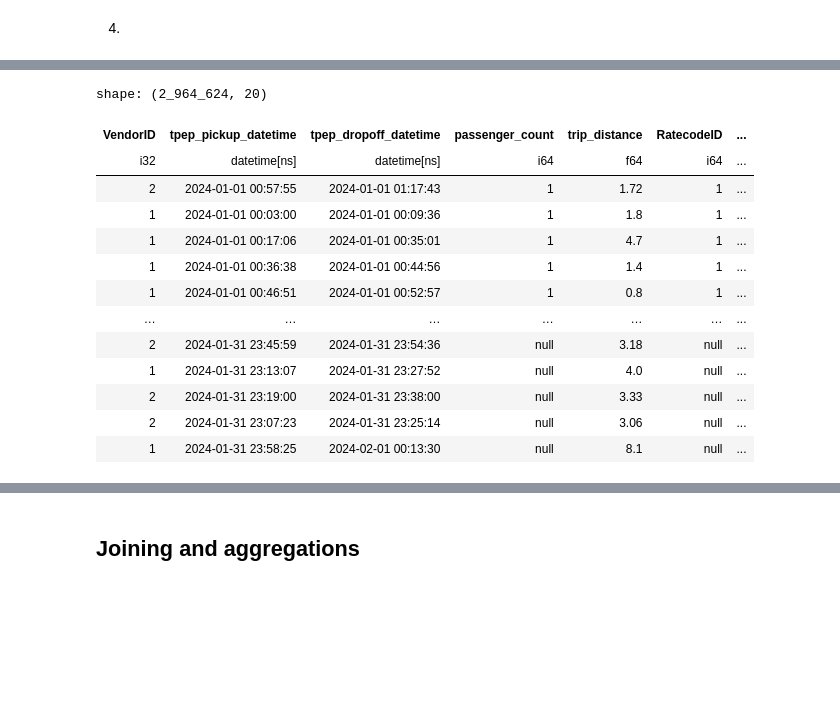
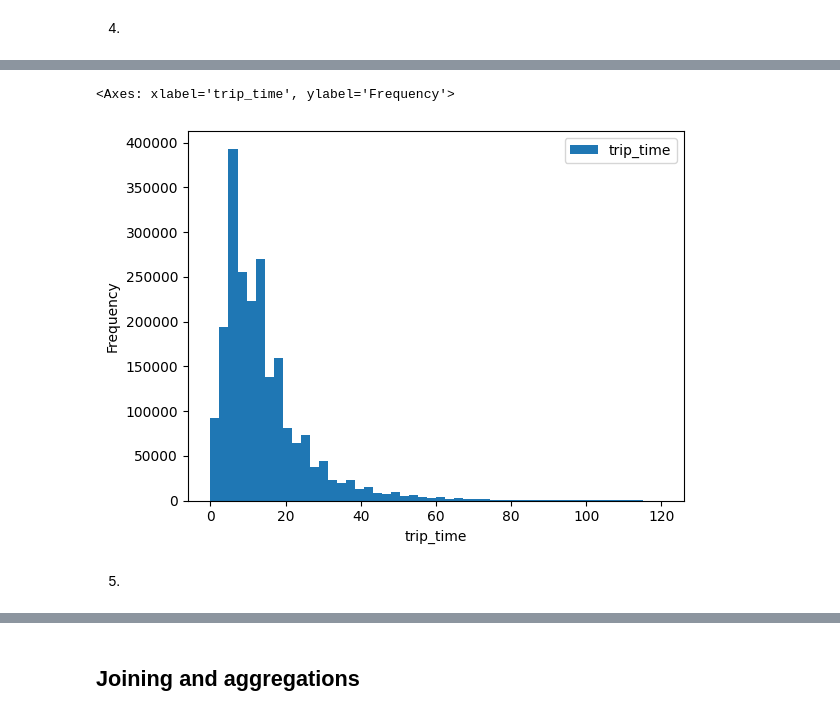
Before and after one commit to mnozkiewicz/MLOPS, a Jupyter notebook: lab3/notebook_polars.ipynb, the cells around one changed output, grey strips where cells are left out. Drawn from its saved outputs; the diff is of its cells as text; code cells hidden in the pictures; blank space fills up the shorter version.

```diff
--- a/lab3/notebook_polars.ipynb
+++ b/lab3/notebook_polars.ipynb
@@ -525,23 +448,18 @@ shape: (2_964_624, 1)
 # %%
 (
     df
+    .filter(pl.col("passenger_count") == 1)
     .with_columns(
         trip_time=((pl.col("tpep_dropoff_datetime") - pl.col("tpep_pickup_datetime")).dt.total_minutes())
         .alias("trip_time")
     )
+    .select(pl.col("trip_time").abs())
+    .filter(pl.col("trip_time") <= 120)
+    .to_pandas()
+    .plot.hist(bins=50, xlabel="trip_time")
 )
 # %% [output]
-shape: (2_964_624, 20)
+<Axes: xlabel='trip_time', ylabel='Frequency'>
-| VendorID | tpep_pickup_datetime | tpep_dropoff_datetime | passenger_count | trip_distance | RatecodeID | ... |
-| i32 | datetime[ns] | datetime[ns] | i64 | f64 | i64 | ... |
-| 2 | 2024-01-01 00:57:55 | 2024-01-01 01:17:43 | 1 | 1.72 | 1 | ... |
-| 1 | 2024-01-01 00:03:00 | 2024-01-01 00:09:36 | 1 | 1.8 | 1 | ... |
-| 1 | 2024-01-01 00:17:06 | 2024-01-01 00:35:01 | 1 | 4.7 | 1 | ... |
-| 1 | 2024-01-01 00:36:38 | 2024-01-01 00:44:56 | 1 | 1.4 | 1 | ... |
-| 1 | 2024-01-01 00:46:51 | 2024-01-01 00:52:57 | 1 | 0.8 | 1 | ... |
-| … | … | … | … | … | … | ... |
-| 2 | 2024-01-31 23:45:59 | 2024-01-31 23:54:36 | null | 3.18 | null | ... |
-| 1 | 2024-01-31 23:13:07 | 2024-01-31 23:27:52 | null | 4.0 | null | ... |
-| 2 | 2024-01-31 23:19:00 | 2024-01-31 23:38:00 | null | 3.33 | null | ... |
-| 2 | 2024-01-31 23:07:23 | 2024-01-31 23:25:14 | null | 3.06 | null | ... |
-| 1 | 2024-01-31 23:58:25 | 2024-02-01 00:13:30 | null | 8.1 | null | ... |
+[figure, added]
+# %% [markdown]
+5.
```
Also changed, not shown: parts of 55 cells of this notebook, 2 other files.
